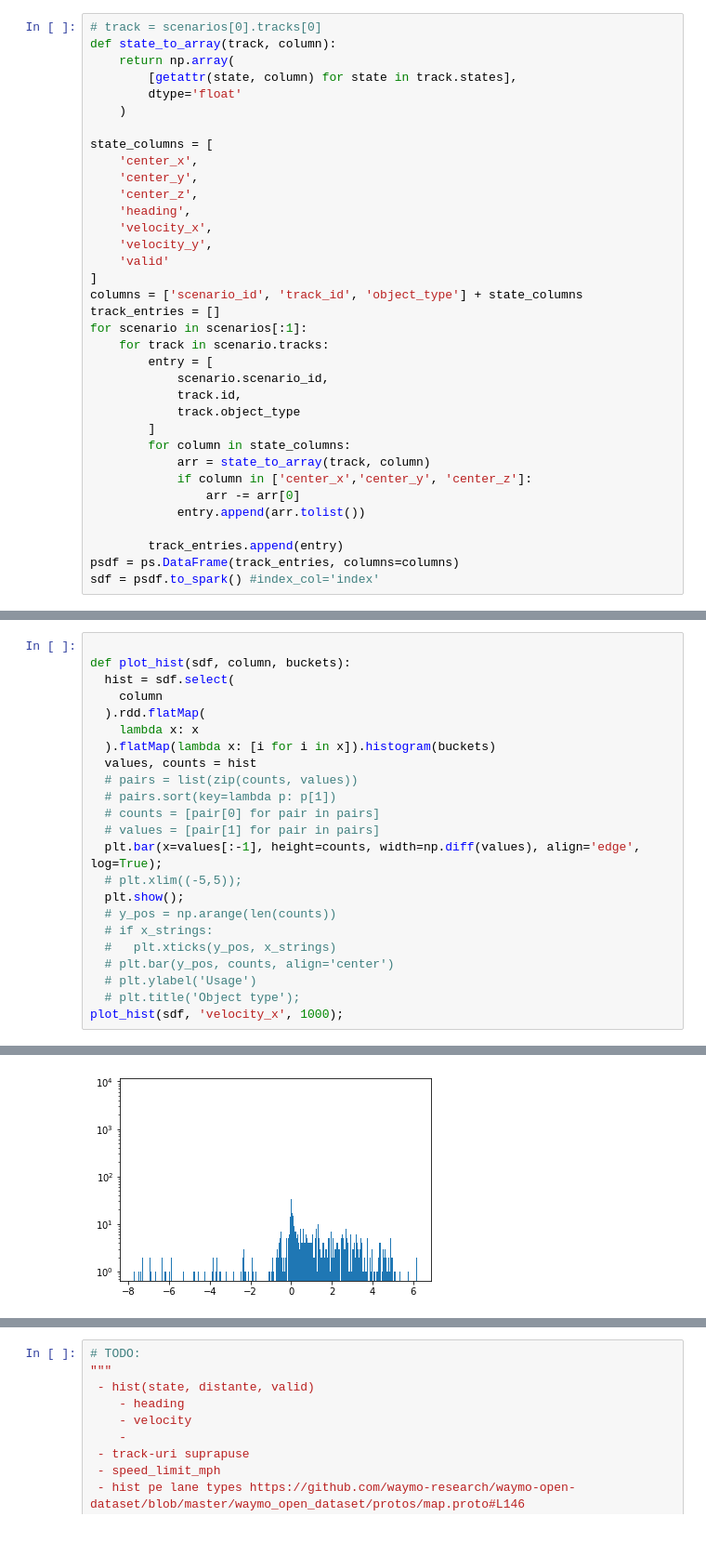
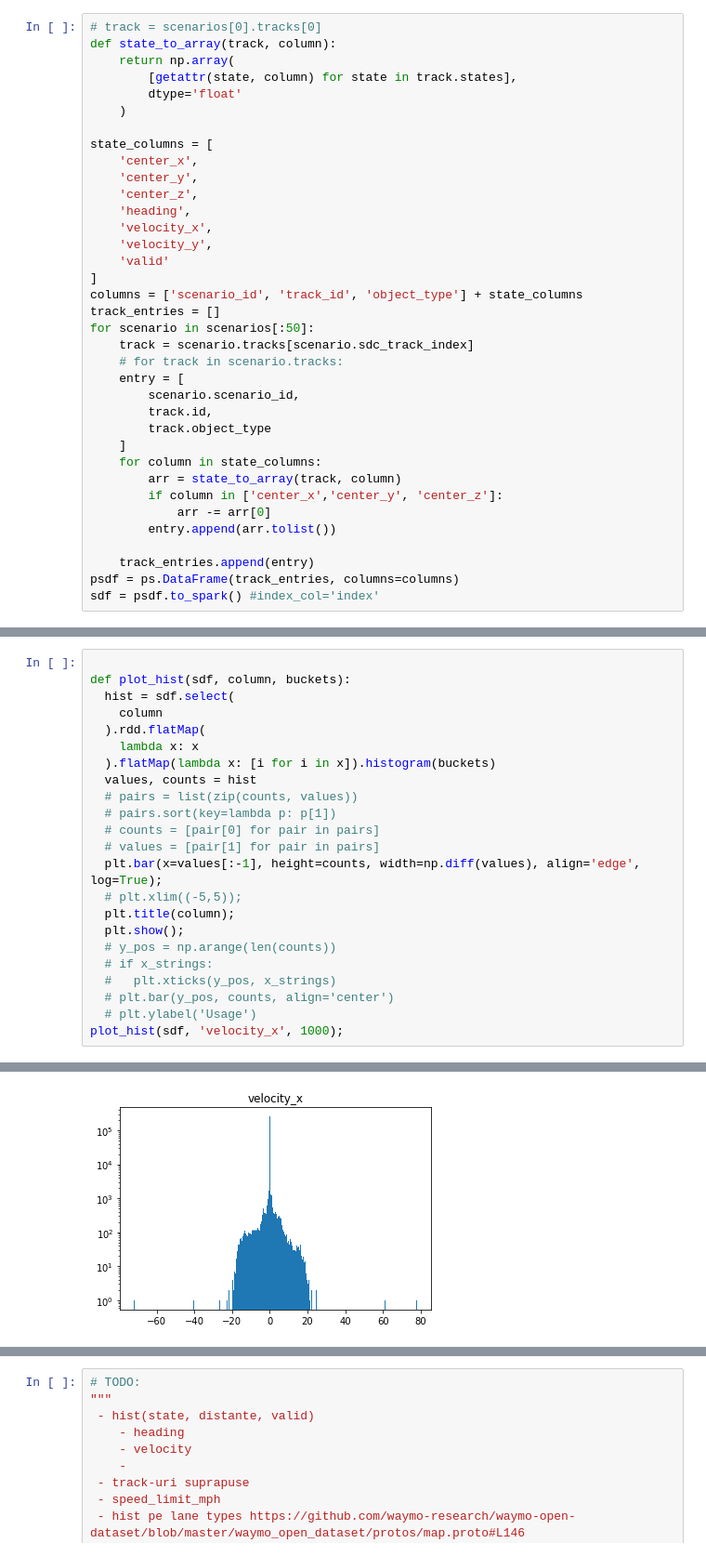
Before and after one commit to ceofil/big-data-analysis, a Jupyter notebook: test.ipynb, the cells around one changed output, grey strips where cells are left out. Shown: that part at 93% size. Cells and saved outputs as stored; diff of their text form.

Commit message:
histograms; spark df

```diff
--- a/test.ipynb
+++ b/test.ipynb
@@ -69,19 +69,20 @@ state_columns = [
 ]
 columns = ['scenario_id', 'track_id', 'object_type'] + state_columns
 track_entries = []
-for scenario in scenarios[:1]:
-    for track in scenario.tracks:
-        entry = [
-            scenario.scenario_id,
-            track.id,
-            track.object_type
-        ]
-        for column in state_columns:
-            arr = state_to_array(track, column)
-            if column in ['center_x','center_y', 'center_z']:
-                arr -= arr[0]
-            entry.append(arr.tolist())
+for scenario in scenarios[:50]:
+    track = scenario.tracks[scenario.sdc_track_index]
+    # for track in scenario.tracks:
+    entry = [
+        scenario.scenario_id,
+        track.id,
+        track.object_type
+    ]
+    for column in state_columns:
+        arr = state_to_array(track, column)
+        if column in ['center_x','center_y', 'center_z']:
+            arr -= arr[0]
+        entry.append(arr.tolist())
 
-        track_entries.append(entry)
+    track_entries.append(entry)
 psdf = ps.DataFrame(track_entries, columns=columns)
 sdf = psdf.to_spark() #index_col='index'
@@ -104,12 +101,12 @@ def plot_hist(sdf, column, buckets):
   # values = [pair[1] for pair in pairs]
   plt.bar(x=values[:-1], height=counts, width=np.diff(values), align='edge', log=True);
   # plt.xlim((-5,5));
+  plt.title(column);
   plt.show();
   # y_pos = np.arange(len(counts))
   # if x_strings:
   #   plt.xticks(y_pos, x_strings)
   # plt.bar(y_pos, counts, align='center')
   # plt.ylabel('Usage')
-  # plt.title('Object type');
 plot_hist(sdf, 'velocity_x', 1000);
 # %% [output]
@@ -116,2 +115,2 @@ plot_hist(sdf, 'velocity_x', 1000);
-[figure, old version]
+[figure, new version]
 # %%
```
Also changed, not shown: parts of 14 cells of this notebook.
